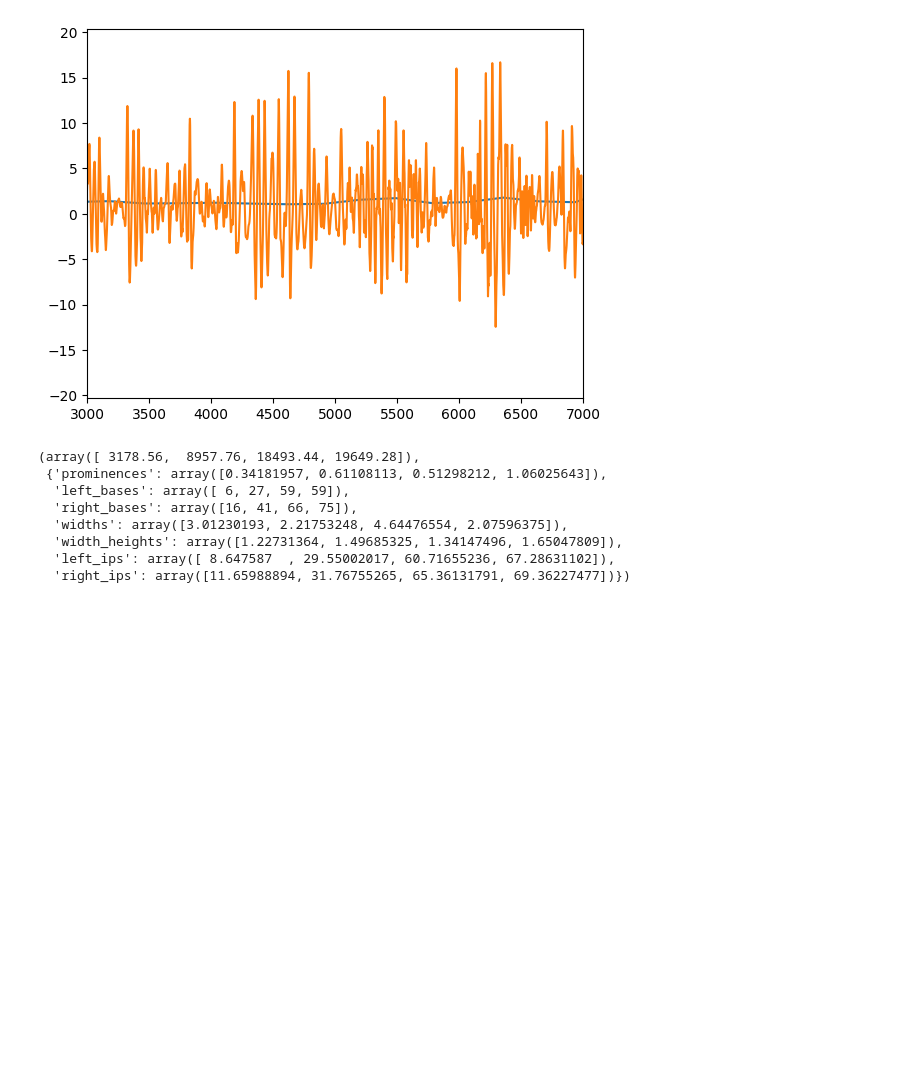
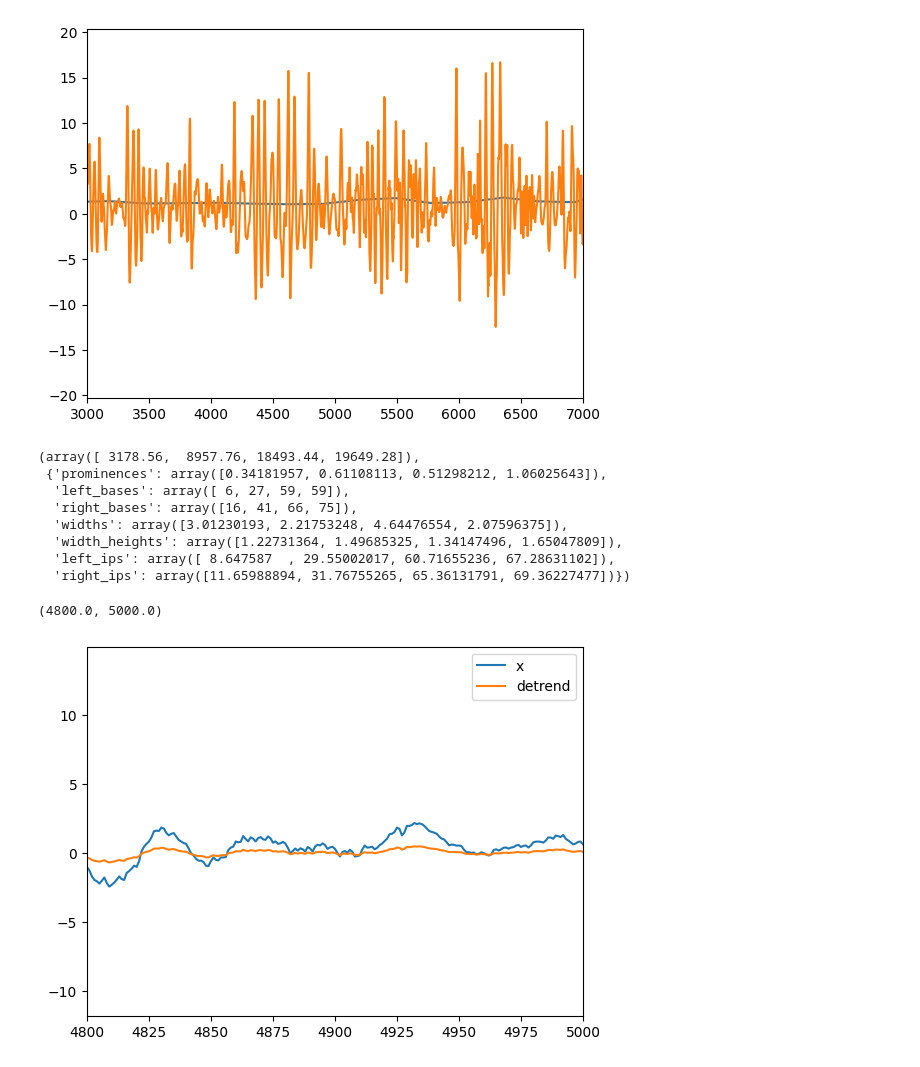
Before and after one commit to jgrk/accel-write, a Jupyter notebook: notebook.ipynb, the cells around one changed output. Drawn from its saved outputs; the diff is of its cells as text; code cells hidden in the pictures; blank space fills up the shorter version.

```diff
--- a/notebook.ipynb
+++ b/notebook.ipynb
@@ -90,3 +100,19 @@ peaks* (n / n_out), width
   'width_heights': array([1.22731364, 1.49685325, 1.34147496, 1.65047809]),
   'left_ips': array([ 8.647587  , 29.55002017, 60.71655236, 67.28631102]),
   'right_ips': array([11.65988894, 31.76755265, 65.36131791, 69.36227477])})
+# %%
+from scipy.signal import detrend, windows
+import numpy as np
+import matplotlib.pyplot as plt
+data = np.loadtxt('data/ac2_9.csv', delimiter=',', skiprows=1)
+detrend_data = detrend(data, axis=0)
+window_length = detrend_data.shape[0]
+window = windows.hann(window_length)
+detrend_data = detrend_data * window[:, np.newaxis]
+plt.plot(data[:, 0], label='x')
+plt.plot(detrend_data[:, 0], label='detrend')
+plt.legend()
+plt.xlim(4800,5000)
+# %% [output]
+(4800.0, 5000.0)
+[figure, added]
```
Also changed, not shown: parts of 3 cells of this notebook, 2 other files.
